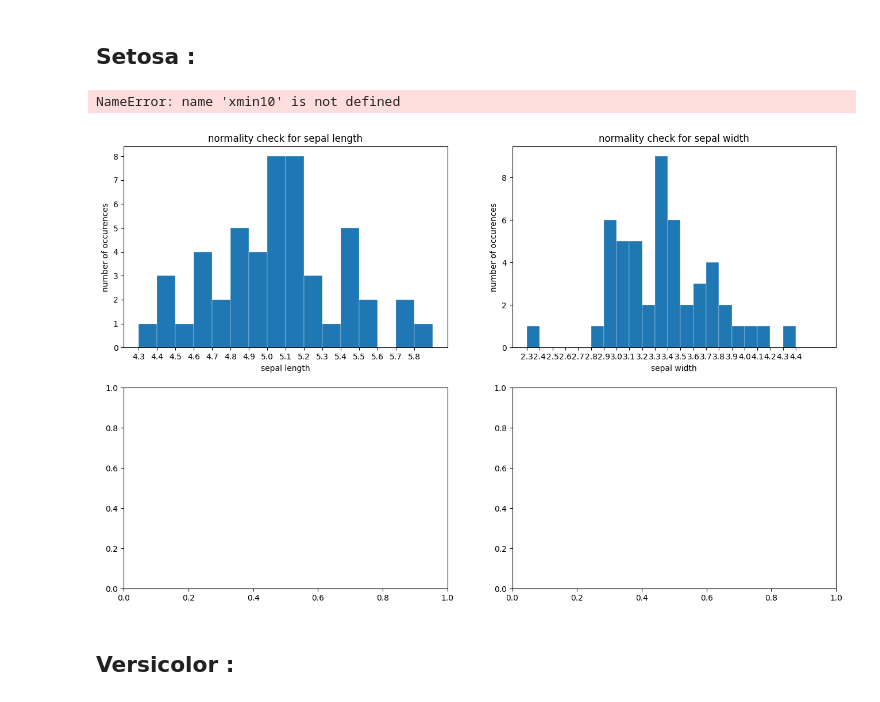
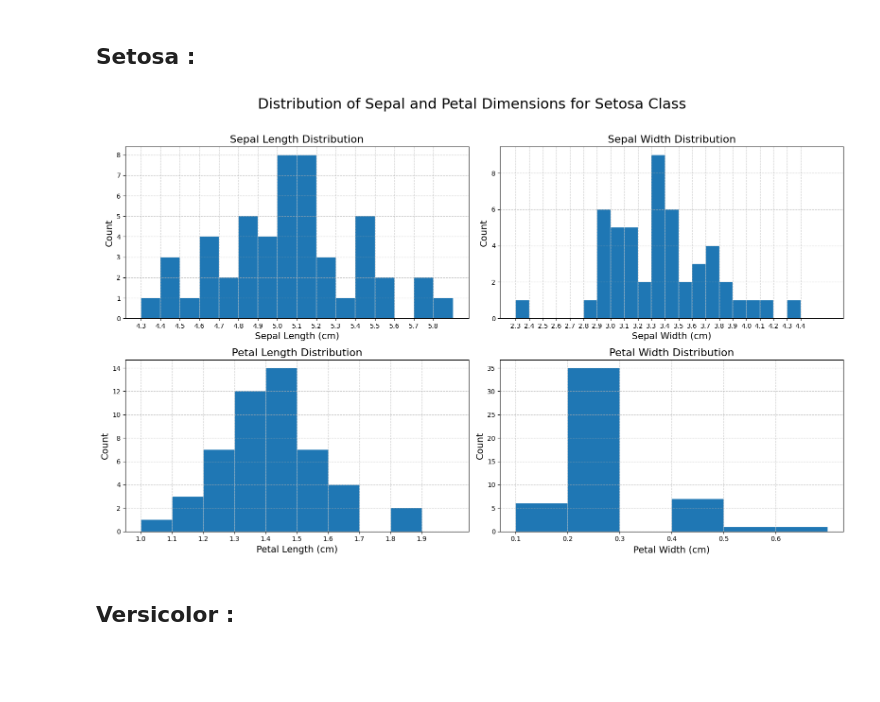
Before and after one commit to MrElyazid/DataViz-Gallery, a Jupyter notebook: iris/iris.ipynb, the cells around one changed output. Cells and saved outputs as stored; diff of their text form; code cells hidden in the pictures; blank space fills up the shorter version.

```diff
--- a/iris/iris.ipynb
+++ b/iris/iris.ipynb
@@ -32,50 +32,51 @@ virginica_df = df[df['class'] == 'Iris-virginica']
 # %% [markdown]
 ## Setosa :
 # %%
-fig, axs = plt.subplots(2, 2, figsize=(16,10))
-
-step = 0.1
-xmin00 = setosa_df['sepal_length'].min()
-xmax00 = setosa_df['sepal_length'].max()
-axs[0, 0].hist(x = setosa_df['sepal_length'], bins = np.arange(xmin00, xmax00 + 2*step, step), linewidth = 0.25, edgecolor = "white")
-axs[0, 0].set_xticks(np.arange(xmin00, xmax00 + step, step))
-axs[0, 0].set_title("normality check for sepal length")
-axs[0, 0].set_xlabel("sepal length")
-axs[0, 0].set_ylabel("number of occurences")
 
 
-xmin01 = setosa_df['sepal_width'].min()
-xmax01 = setosa_df['sepal_width'].max()
-axs[0, 1].hist(x = setosa_df['sepal_width'], bins = np.arange(xmin01, xmax01 + 2*step, step), linewidth = 0.25, edgecolor = "white")
+fig, axs = plt.subplots(2, 2, figsize=(16, 10))
+step = 0.1
+
+# Sepal length
+xmin00, xmax00 = setosa_df['sepal_length'].min(), setosa_df['sepal_length'].max()
+axs[0, 0].hist(setosa_df['sepal_length'], bins=np.arange(xmin00, xmax00 + 2*step, step), linewidth=0.25, edgecolor="white")
+axs[0, 0].set_xticks(np.arange(xmin00, xmax00 + step, step))
+axs[0, 0].set_title("Sepal Length Distribution", fontsize=16)
+axs[0, 0].set_xlabel("Sepal Length (cm)", fontsize=14)
+axs[0, 0].set_ylabel("Count", fontsize=14)
+axs[0, 0].grid(True, linestyle='--', alpha=0.7)
+
+# Sepal width
+xmin01, xmax01 = setosa_df['sepal_width'].min(), setosa_df['sepal_width'].max()
+axs[0, 1].hist(setosa_df['sepal_width'], bins=np.arange(xmin01, xmax01 + 2*step, step), linewidth=0.25, edgecolor="white")
 axs[0, 1].set_xticks(np.arange(xmin01, xmax01 + step, step))
-axs[0, 1].set_title("normality check for sepal width")
-axs[0, 1].set_xlabel("sepal width")
-axs[0, 1].set_ylabel("number of occurences")
+axs[0, 1].set_title("Sepal Width Distribution", fontsize=16)
+axs[0, 1].set_xlabel("Sepal Width (cm)", fontsize=14)
+axs[0, 1].set_ylabel("Count", fontsize=14)
+axs[0, 1].grid(True, linestyle='--', alpha=0.7)
 
+# Petal length
+xmin10, xmax10 = setosa_df['petal_length'].min(), setosa_df['petal_length'].max()
+axs[1, 0].hist(setosa_df['petal_length'], bins=np.arange(xmin10, xmax10 + 2*step, step), linewidth=0.25, edgecolor="white")
+axs[1, 0].set_xticks(np.arange(xmin10, xmax10 + step, step))
+axs[1, 0].set_title("Petal Length Distribution", fontsize=16)
+axs[1, 0].set_xlabel("Petal Length (cm)", fontsize=14)
+axs[1, 0].set_ylabel("Count", fontsize=14)
+axs[1, 0].grid(True, linestyle='--', alpha=0.7)
 
-xmin10 = setosa_df['petal_length'].min()
-xmax10 = setosa_df['petal_length'].max()
-axs[1, 0].hist(x = setosa_df['petal_length'], bins = np.arange(xmin10, xmax10 + 2*step, step), linewidth = 0.25, edgecolor = "white")
-axs[1, 0].set_xticks(np.arange(xmin10, xmax10 + step, step))
-axs[1, 0].set_title("normality check for petal length")
-axs[1, 0].set_xlabel("petal length")
-axs[1, 0].set_ylabel("number of occurences")
+# Petal width
+xmin11, xmax11 = setosa_df['petal_width'].min(), setosa_df['petal_width'].max()
+axs[1, 1].hist(setosa_df['petal_width'], bins=np.arange(xmin11, xmax11 + 2*step, step), linewidth=0.25, edgecolor="white")
+axs[1, 1].set_xticks(np.arange(xmin11, xmax11 + step, step))
+axs[1, 1].set_title("Petal Width Distribution", fontsize=16)
+axs[1, 1].set_xlabel("Petal Width (cm)", fontsize=14)
+axs[1, 1].set_ylabel("Count", fontsize=14)
+axs[1, 1].grid(True, linestyle='--', alpha=0.7)
 
-
-xmin11 = setosa_df['petal_width'].min()
-xmax11 = setosa_df['petal_width'].max()
-axs[1, 1].hist(x = setosa_df['petal_width'], bins = np.arange(xmin11, xmax11 + 2*step, step), linewidth = 0.25, edgecolor = "white")
-axs[1, 1].set_xticks(np.arange(xmin10, xmax10 + step, step)-1)
-axs[1, 1].set_title("normality check for petal width")
-axs[1, 1].set_xlabel("petal width")
-axs[1, 1].set_ylabel("number of occurences")
-
-fig.suptitle('Plots of lengths and widths for Setosa class', fontsize=22)
-plt.tight_layout()
-plt.show()
+fig.suptitle('Distribution of Sepal and Petal Dimensions for Setosa Class', fontsize=22)
+plt.tight_layout(rect=[0, 0, 1, 0.96])
 # %% [output]
-NameError: name 'xmin10' is not defined
-[figure, old version]
+[figure, new version]
 # %% [markdown]
 ## Versicolor :
 # %%
```
Also changed, not shown: parts of 2 cells of this notebook.
